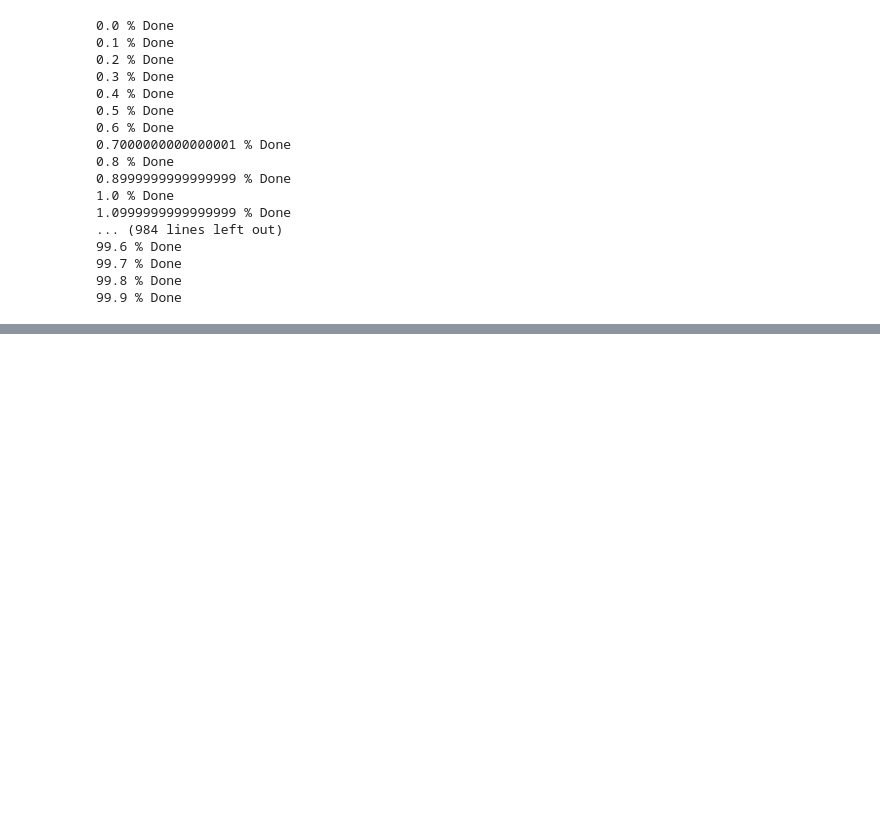
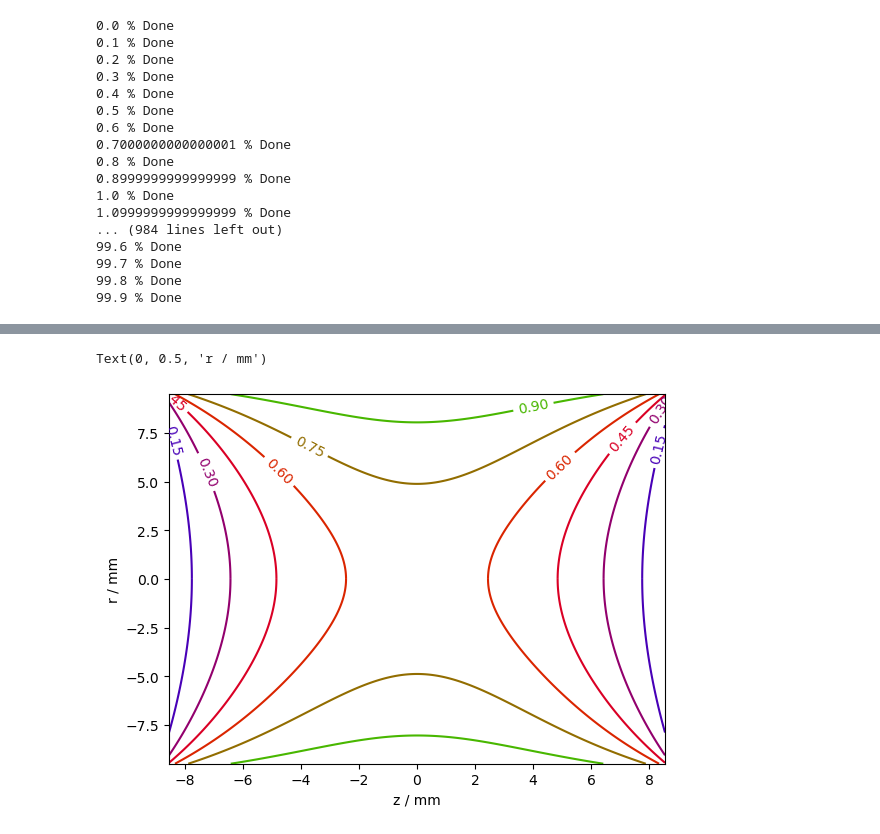
Before and after one commit to EmilLenler/PhD-Work, a Jupyter notebook: Lab Stuff/ESI/CIT Simulations/CIT_Calculations.ipynb, the cells around one changed output, grey strips where cells are left out. Cells and saved outputs as stored; diff of their text form; code cells hidden in the pictures; blank space fills up the shorter version.

```diff
--- a/Lab Stuff/ESI/CIT Simulations/CIT_Calculations.ipynb
+++ b/Lab Stuff/ESI/CIT Simulations/CIT_Calculations.ipynb
@@ -135,0 +147,12 @@ IndexError: index 1000 is out of bounds for axis 0 with size 1000
+# %%
+fig,ax = plt.subplots()
+C = ax.contour(zs*1e3,rs*1e3,V, cmap = 'brg')
+ax.contour(zs*1e3,-rs*1e3,V, cmap = 'brg')
+
+
+ax.clabel(C, inline = True, fontsize = 10)
+ax.set_xlabel('z / mm')
+ax.set_ylabel('r / mm')
+# %% [output]
+Text(0, 0.5, 'r / mm')
+[figure, added]
```
Also changed, not shown: parts of 8 cells of this notebook, 3 other files.
